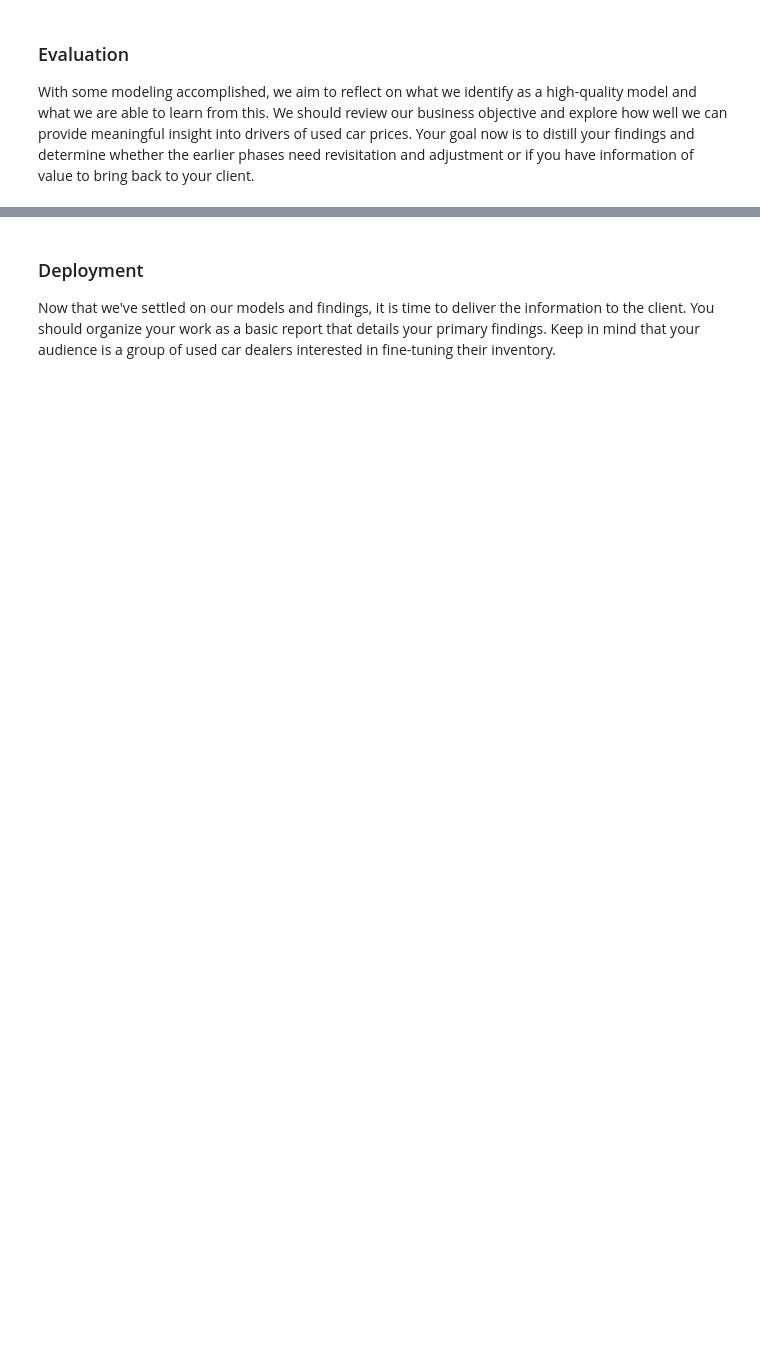
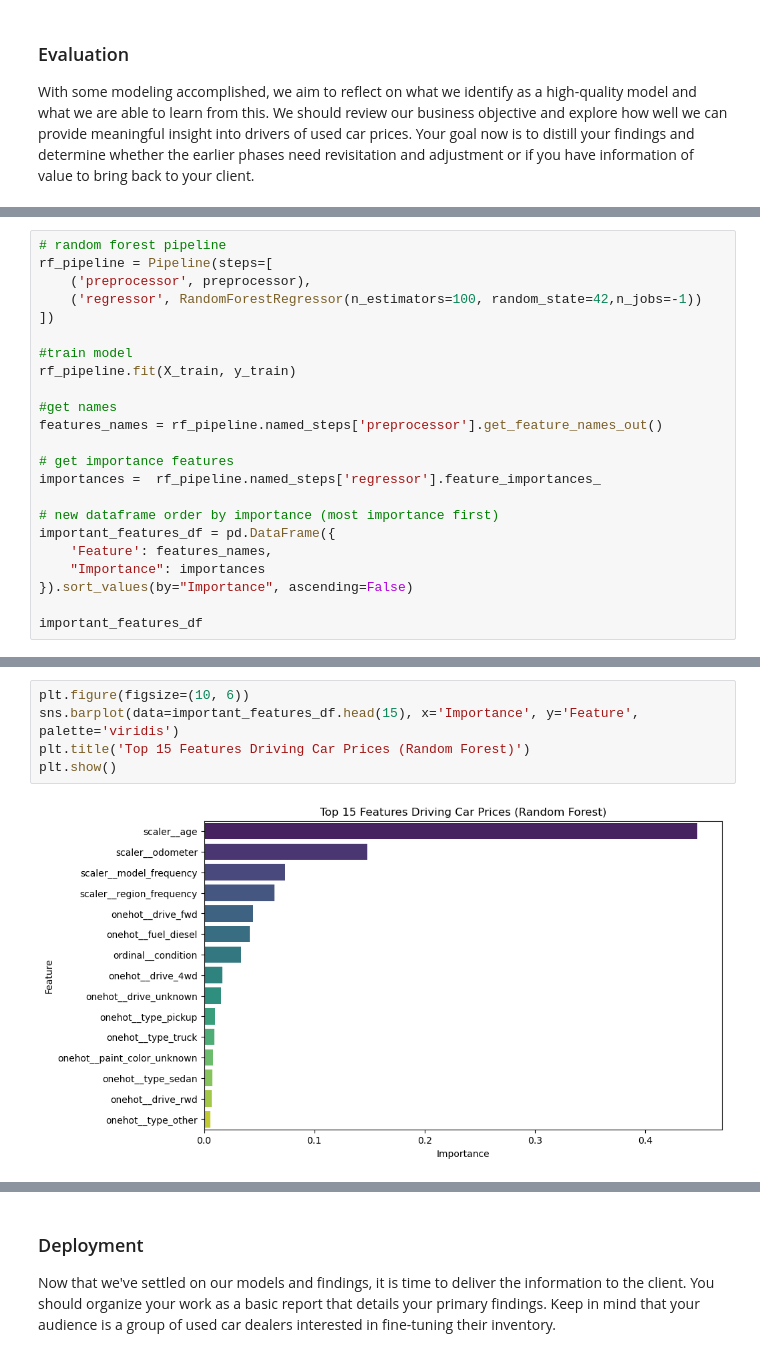
Before and after one commit to weslylaboy/what-drives-the-price-of-a-car, a Jupyter notebook: prompt_II.ipynb, the cells around one changed output, grey strips where cells are left out. Saved outputs shown, nothing was run; the diff lists cells and outputs as text; blank space fills up the shorter version.

Commit message:
Adds most important feature dataframe. Adds plot to visualize the most important features. Adds summary for dealers

```diff
--- a/prompt_II.ipynb
+++ b/prompt_II.ipynb
@@ -885,0 +892,23 @@ With some modeling accomplished, we aim to reflect on what we identify as a high
+# %%
+# random forest pipeline
+rf_pipeline = Pipeline(steps=[
+    ('preprocessor', preprocessor),
+    ('regressor', RandomForestRegressor(n_estimators=100, random_state=42,n_jobs=-1))
+])
+
+#train model
+rf_pipeline.fit(X_train, y_train)
+
+#get names
+features_names = rf_pipeline.named_steps['preprocessor'].get_feature_names_out()
+
+# get importance features
+importances =  rf_pipeline.named_steps['regressor'].feature_importances_
+
+# new dataframe order by importance (most importance first)
+important_features_df = pd.DataFrame({
+    'Feature': features_names,
+    "Importance": importances
+}).sort_values(by="Importance", ascending=False)
+
+important_features_df
@@ -885,0 +933,7 @@ With some modeling accomplished, we aim to reflect on what we identify as a high
+# %%
+plt.figure(figsize=(10, 6))
+sns.barplot(data=important_features_df.head(15), x='Importance', y='Feature', palette='viridis')
+plt.title('Top 15 Features Driving Car Prices (Random Forest)')
+plt.show()
+# %% [output]
+[figure, added]
```
Also changed, not shown: parts of 7 cells of this notebook.
